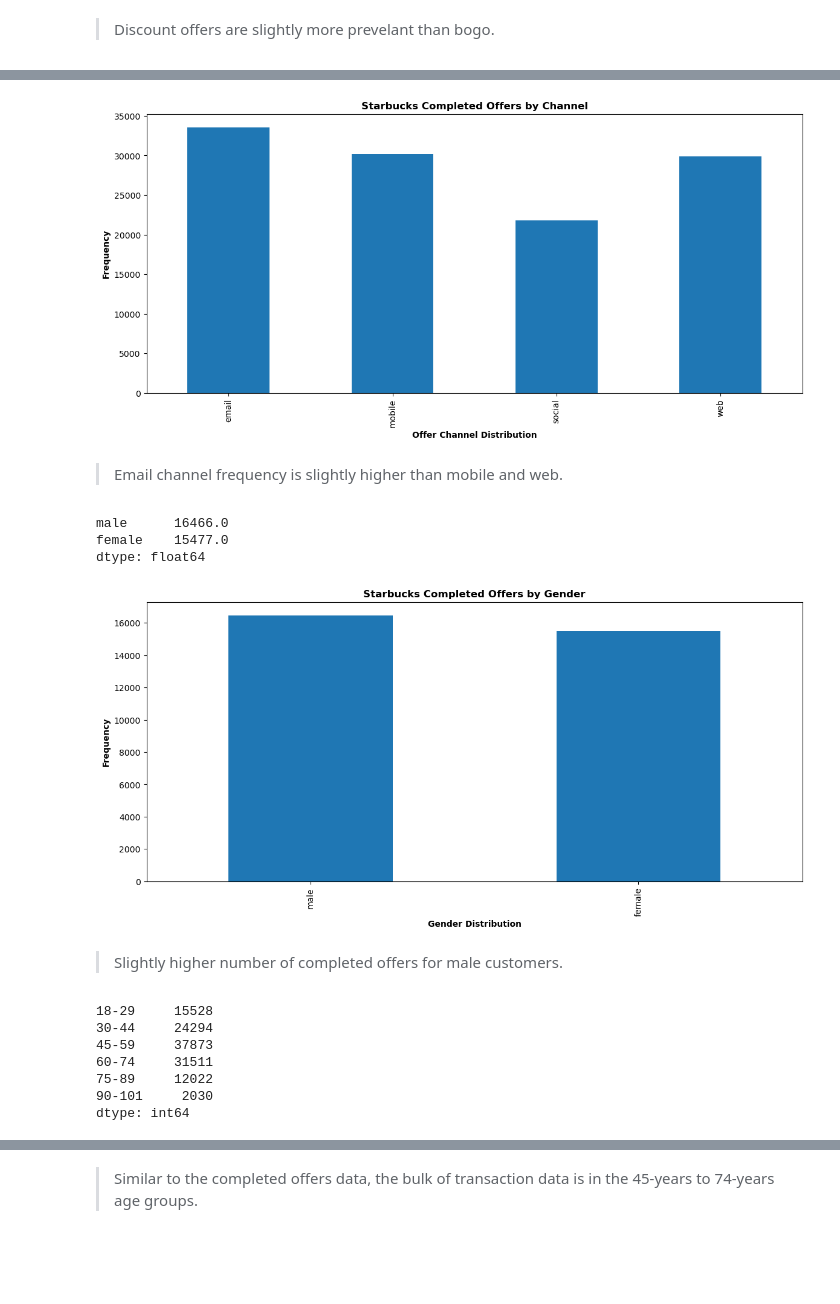
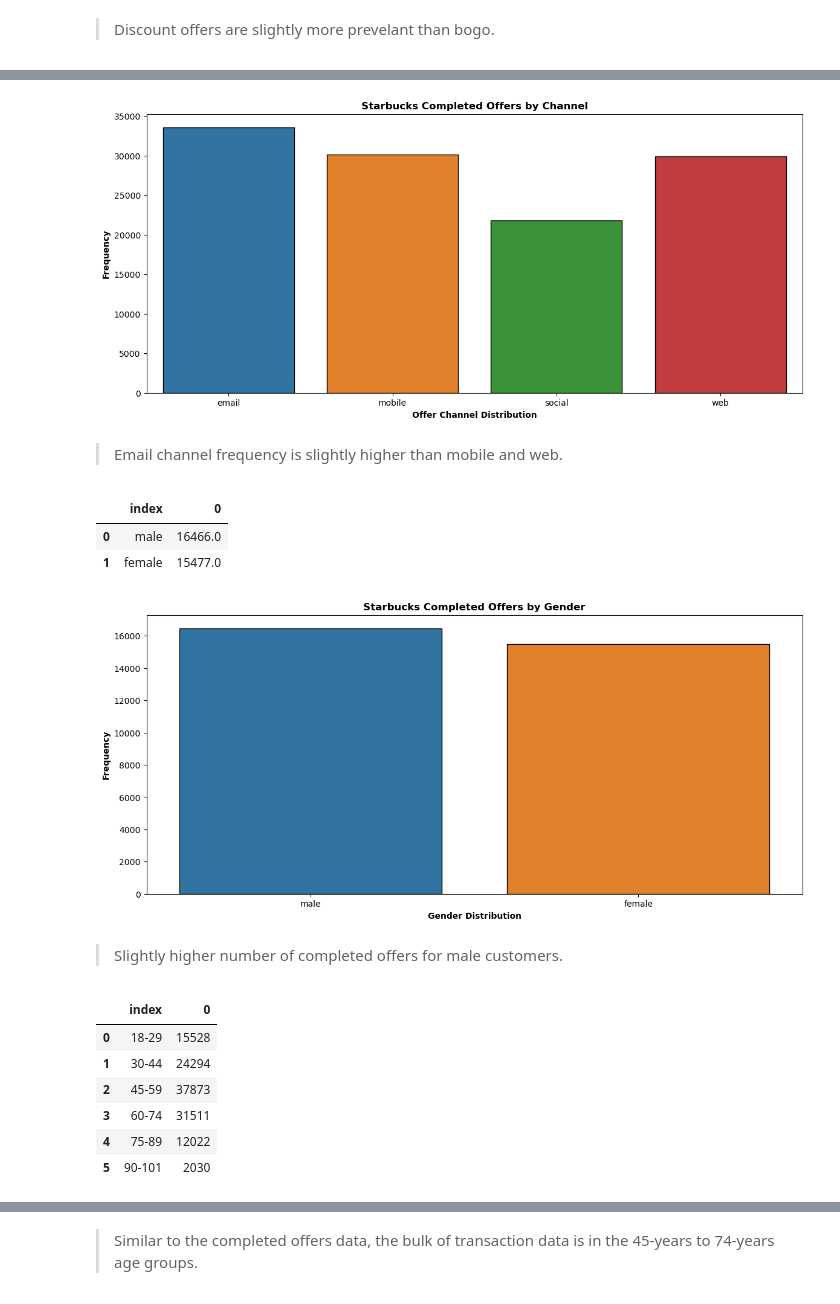
Before and after one commit to mmascaro864/capstone, a Jupyter notebook: starbucks_capstone.ipynb, the cells around one changed output, grey strips where cells are left out. Cells and saved outputs as stored; diff of their text form; code cells hidden in the pictures; blank space fills up the shorter version.

```diff
--- a/starbucks_capstone.ipynb
+++ b/starbucks_capstone.ipynb
@@ -517,6 +580,6 @@ plt.title('Starbucks Completed Offers by Type', weight = 'bold');
 > Discount offers are slightly more prevelant than bogo.
 # %%
 channels_cols = ['email', 'mobile', 'social', 'web']
-offer_channels_dist = combined_df[combined_df['offer_completed'] == 1][channels_cols].sum()
+offer_channels_dist = combined_df[combined_df['offer_completed'] == 1][channels_cols].sum().reset_index()
 offer_channels_dist
 # %% [output]
@@ -528,46 +591,46 @@ dtype: float64
 # %%
 # plot offer channel distribution
 plt.figure(figsize = (14, 6))
-offer_channels_dist.plot(kind = 'bar')
+sns.barplot(data = offer_channels_dist, x = 'index', y = offer_channels_dist[0], edgecolor = 'black')
 plt.xlabel('Offer Channel Distribution', weight = 'bold')
 plt.ylabel('Frequency', weight = 'bold')
 plt.title('Starbucks Completed Offers by Channel', weight = 'bold');
 # %% [output]
-[figure, old version]
+[figure, new version]
 # %% [markdown]
 > Email channel frequency is slightly higher than mobile and web.
 # %%
 # offer type distribution in offers
 gender_cols = ['male', 'female']
-gender_dist = combined_df[combined_df['offer_completed'] == 1][gender_cols].sum()
+gender_dist = combined_df[combined_df['offer_completed'] == 1][gender_cols].sum().reset_index()
 gender_dist
 # %% [output]
-male      16466.0
-female    15477.0
-dtype: float64
+|  | index | 0 |
+| 0 | male | 16466.0 |
+| 1 | female | 15477.0 |
 # %%
 # plot gender distribution
 plt.figure(figsize = (14, 6))
-gender_dist.plot(kind = 'bar')
+sns.barplot(data = gender_dist, x = 'index', y = gender_dist[0], edgecolor = 'black')
 plt.xlabel('Gender Distribution', weight = 'bold')
 plt.ylabel('Frequency', weight = 'bold')
 plt.title('Starbucks Completed Offers by Gender', weight = 'bold');
 # %% [output]
-[figure, old version]
+[figure, new version]
 # %% [markdown]
 > Slightly higher number of completed offers for male customers.
 # %%
 # age distribution of transaction data
-t_age_dist = combined_df[combined_df['amount'] > 0][age_cols].sum()
+t_age_dist = combined_df[combined_df['amount'] > 0][age_cols].sum().reset_index()
 t_age_dist
 # %% [output]
-18-29     15528
-30-44     24294
-45-59     37873
-60-74     31511
-75-89     12022
-90-101     2030
-dtype: int64
+|  | index | 0 |
+| 0 | 18-29 | 15528 |
+| 1 | 30-44 | 24294 |
+| 2 | 45-59 | 37873 |
+| 3 | 60-74 | 31511 |
+| 4 | 75-89 | 12022 |
+| 5 | 90-101 | 2030 |
 # %%
 # plot transaction age distribution
 plt.figure(figsize = (14, 6))
```
Also changed, not shown: parts of 61 cells of this notebook, 4 other files.
